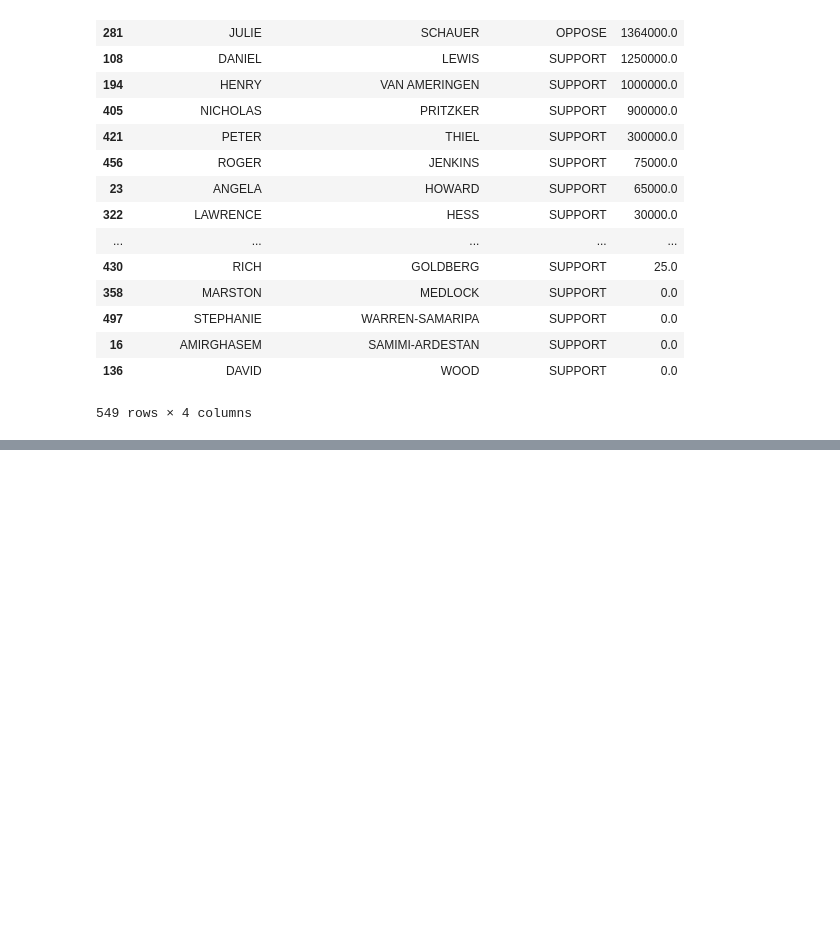
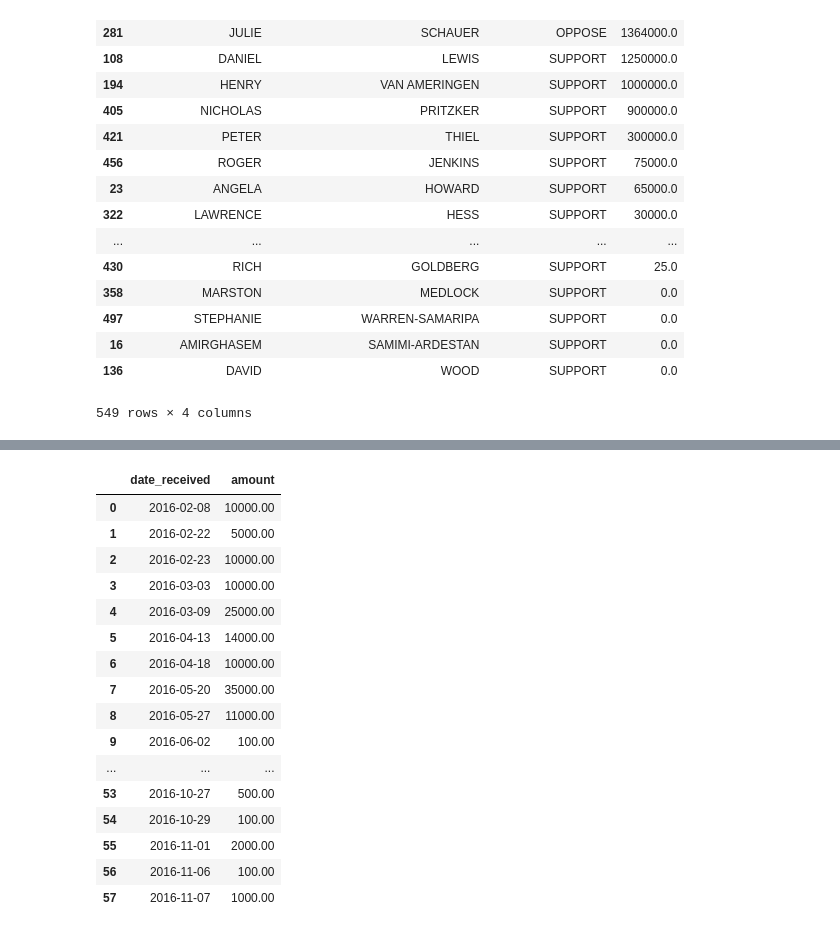
Before and after one commit to dkahn293/first-python-notebook, a Jupyter notebook: my-first-notebook.ipynb, the cells around one changed output, grey strips where cells are left out. Cells and saved outputs as stored; diff of their text form; code cells hidden in the pictures; blank space fills up the shorter version.

```diff
--- a/my-first-notebook.ipynb
+++ b/my-first-notebook.ipynb
@@ -313,0 +364,20 @@ merged.groupby(["contributor_firstname", "contributor_lastname", "committee_posi
+# %%
+opposed_dates
+# %% [output]
+|  | date_received | amount |
+| 0 | 2016-02-08 | 10000.00 |
+| 1 | 2016-02-22 | 5000.00 |
+| 2 | 2016-02-23 | 10000.00 |
+| 3 | 2016-03-03 | 10000.00 |
+| 4 | 2016-03-09 | 25000.00 |
+| 5 | 2016-04-13 | 14000.00 |
+| 6 | 2016-04-18 | 10000.00 |
+| 7 | 2016-05-20 | 35000.00 |
+| 8 | 2016-05-27 | 11000.00 |
+| 9 | 2016-06-02 | 100.00 |
+| ... | ... | ... |
+| 53 | 2016-10-27 | 500.00 |
+| 54 | 2016-10-29 | 100.00 |
+| 55 | 2016-11-01 | 2000.00 |
+| 56 | 2016-11-06 | 100.00 |
+| 57 | 2016-11-07 | 1000.00 |
```
Also changed, not shown: parts of 15 cells of this notebook.
